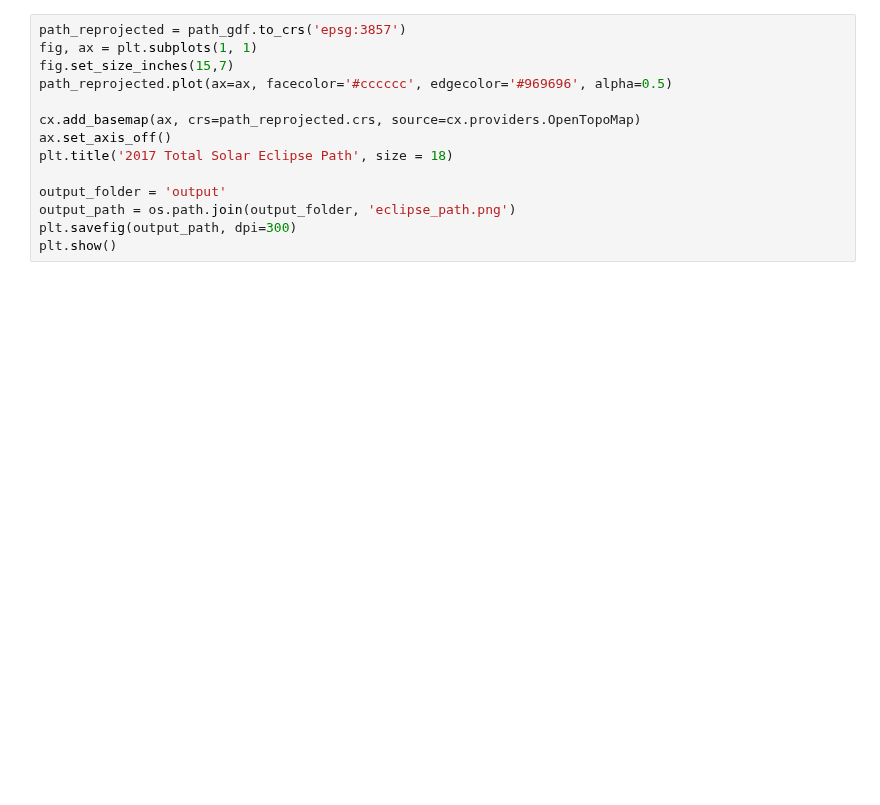
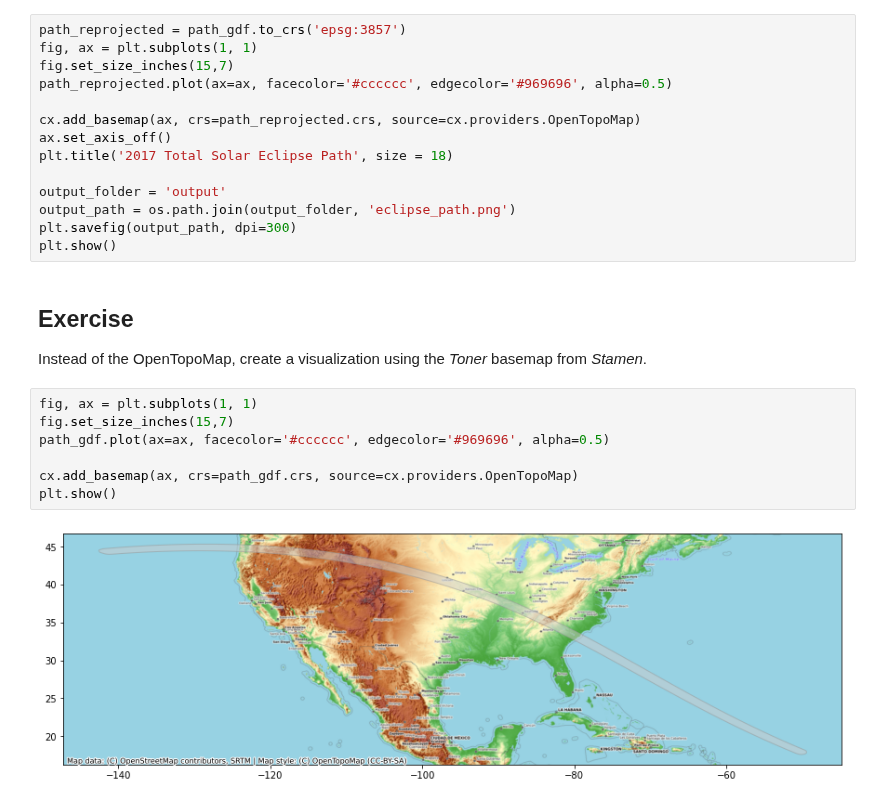
Before and after one commit to spatialthoughts/courses, a Jupyter notebook: code/python_dataviz/04_using_basemaps.ipynb, the cells around one changed output. Saved outputs shown, nothing was run; the diff lists cells and outputs as text; blank space fills up the shorter version.

```diff
--- a/code/python_dataviz/04_using_basemaps.ipynb
+++ b/code/python_dataviz/04_using_basemaps.ipynb
@@ -40,3 +56,16 @@ output_folder = 'output'
 output_path = os.path.join(output_folder, 'eclipse_path.png')
 plt.savefig(output_path, dpi=300)
 plt.show()
+# %% [markdown]
+## Exercise
+
+Instead of the OpenTopoMap, create a visualization using the *Toner* basemap from *Stamen*.
+# %%
+fig, ax = plt.subplots(1, 1)
+fig.set_size_inches(15,7)
+path_gdf.plot(ax=ax, facecolor='#cccccc', edgecolor='#969696', alpha=0.5)
+
+cx.add_basemap(ax, crs=path_gdf.crs, source=cx.providers.OpenTopoMap)
+plt.show()
+# %% [output]
+[figure, added]
```
Also changed, not shown: parts of 10 cells of this notebook, 11 other files.
